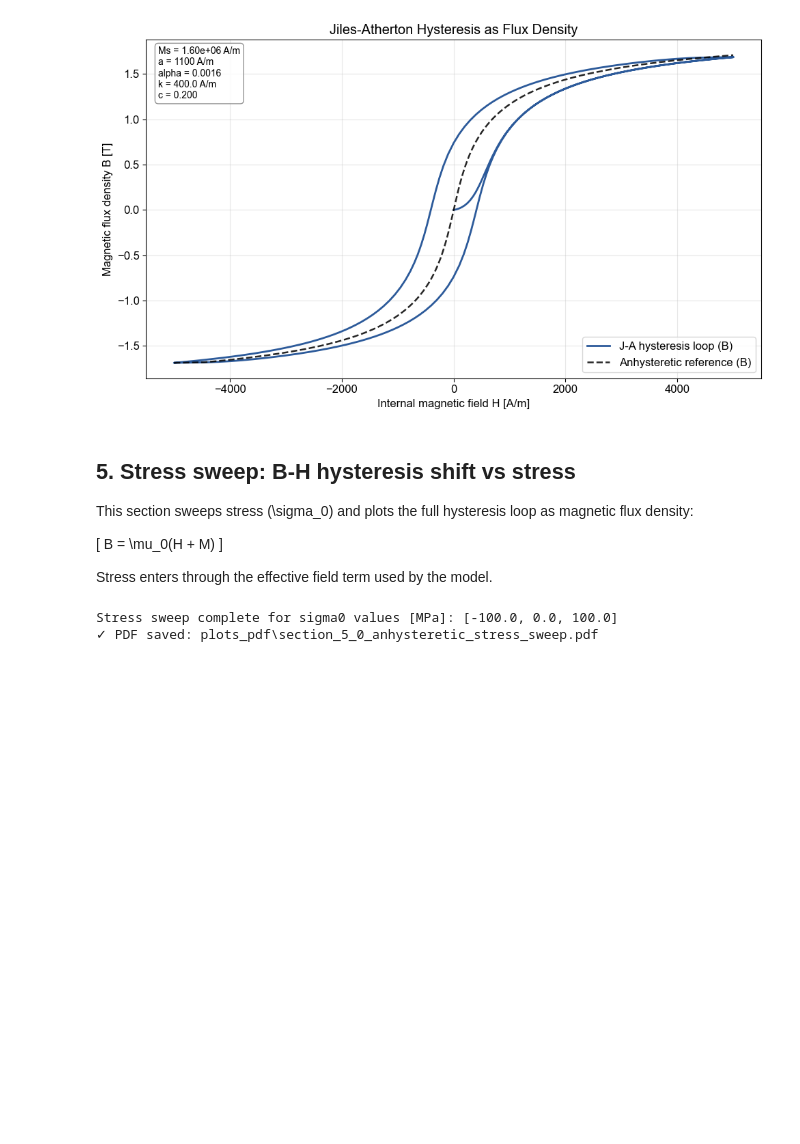
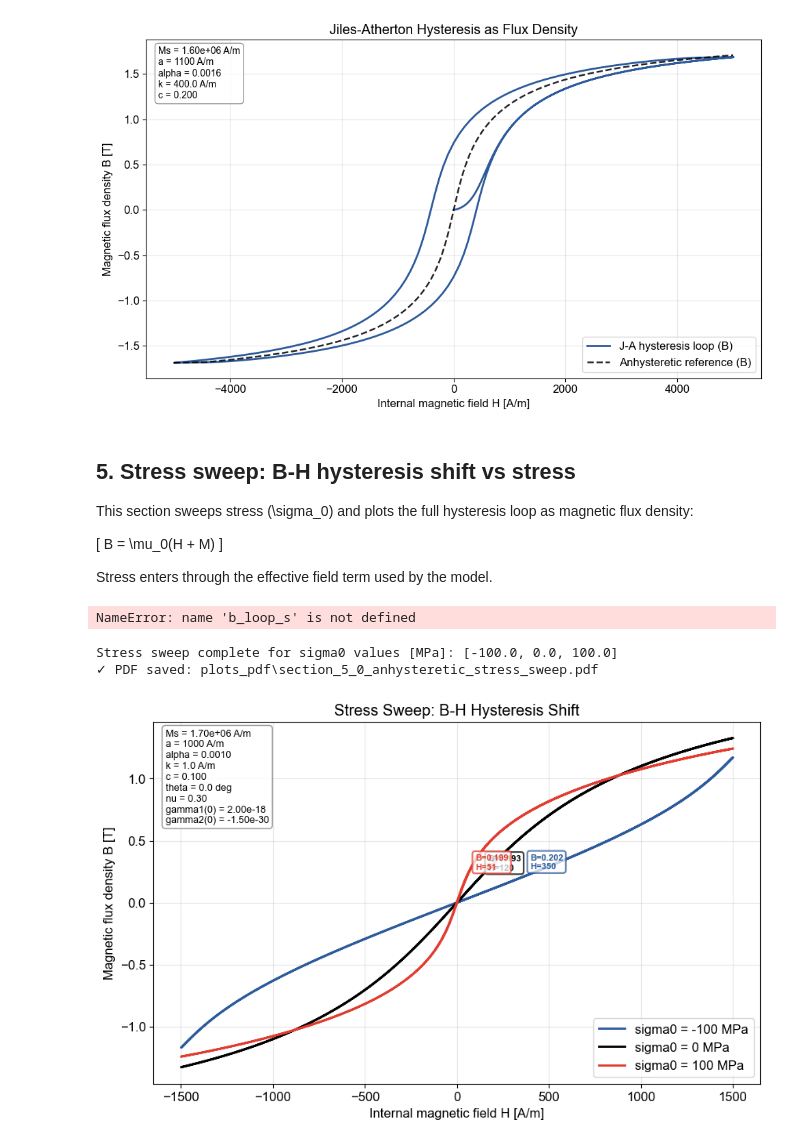
Before and after one commit to MoreCoffee12/MagnetoelasticSensor, a Jupyter notebook: notebooks/HelloWorldHysteresis.ipynb, the cells around one changed output. Saved outputs shown, nothing was run; the diff lists cells and outputs as text; code cells hidden in the pictures; blank space fills up the shorter version.

```diff
--- a/notebooks/HelloWorldHysteresis.ipynb
+++ b/notebooks/HelloWorldHysteresis.ipynb
@@ -497,7 +497,7 @@ def plot_stress_sweep_bh(JAPropsClass,
                         stress_values_mpa=[-100.0, 0.0, 100.0],
                         theta_deg=0.0,
                         nu=0.30,
-                        h_max_local=15000.0,
+                        h_max_local=1500.0,
                         solver_type_local=3):
     """
     Sweep stress and plot B-H hysteresis loops using the provided JAProps class.
@@ -521,7 +521,7 @@ def plot_stress_sweep_bh(JAPropsClass,
             ms=1.7e6,
             a=1000,
             alpha=0.001,
-            k=10,
+            k=1,
             c=0.1,
             theta=np.deg2rad(theta_deg),
             nu=nu,
@@ -568,6 +568,24 @@ def plot_stress_sweep_bh(JAPropsClass,
             label=f"sigma0 = {sigma_mpa:.0f} MPa",
         )
 
+        # Add label at B = 0.2 with both B and H values
+        idx_b02 = np.argmin(np.abs(b_loop_s - 0.2))
+        h_at_b02 = h_loop_s[idx_b02]
+        b_at_b02 = b_loop_s[idx_b02]
+        ax.annotate(
+            f'B={b_at_b02:.3f}\nH={h_at_b02:.0f}',
+            xy=(h_at_b02, b_at_b02),
+            xytext=(8, 8),
+            textcoords='offset points',
+            fontsize=8,
+            color=color,
+            fontweight='bold',
+            bbox=dict(boxstyle='round,pad=0.3', facecolor='white', alpha=0.75, edgecolor=color, linewidth=1.5),
+        )
+
+        # Add a circle marker at the B = 0.2 point
+        ax.scatter(h_at_b02, b_at_b02, s=100, color=color, edgecolor='black', linewidth=1.5, zorder=5)
+
     # Fix: Remove math mode from param_text and ensure no $ in any string
     param_text = '\n'.join([
         f'Ms = {props_sigma.ms:.2e} A/m',
@@ -604,11 +622,14 @@ def plot_stress_sweep_bh(JAPropsClass,
     save_plot_pdf(fig, '5.0', 'Anhysteretic_Stress_Sweep')
 
     plt.show()
+# %% [output]
+NameError: name 'b_loop_s' is not defined
 # %%
 # Example usage:
-matplotlib.use('cairo')
+#matplotlib.use('cairo')
 
 plot_stress_sweep_bh(JAProps)
 # %% [output]
 Stress sweep complete for sigma0 values [MPa]: [-100.0, 0.0, 100.0]
 ✓ PDF saved: plots_pdf\section_5_0_anhysteretic_stress_sweep.pdf
+[figure, added]
```
Also changed, not shown: 1 other file.
